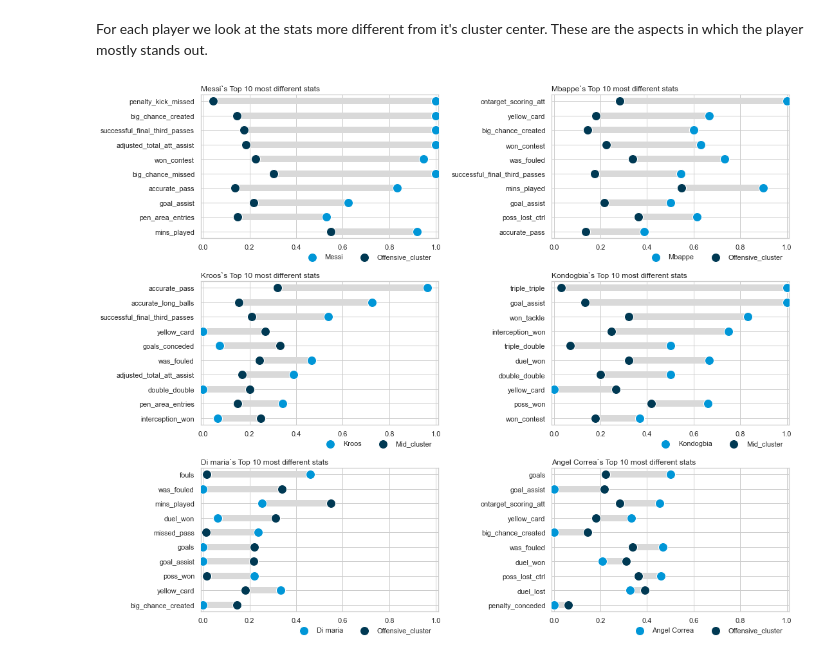
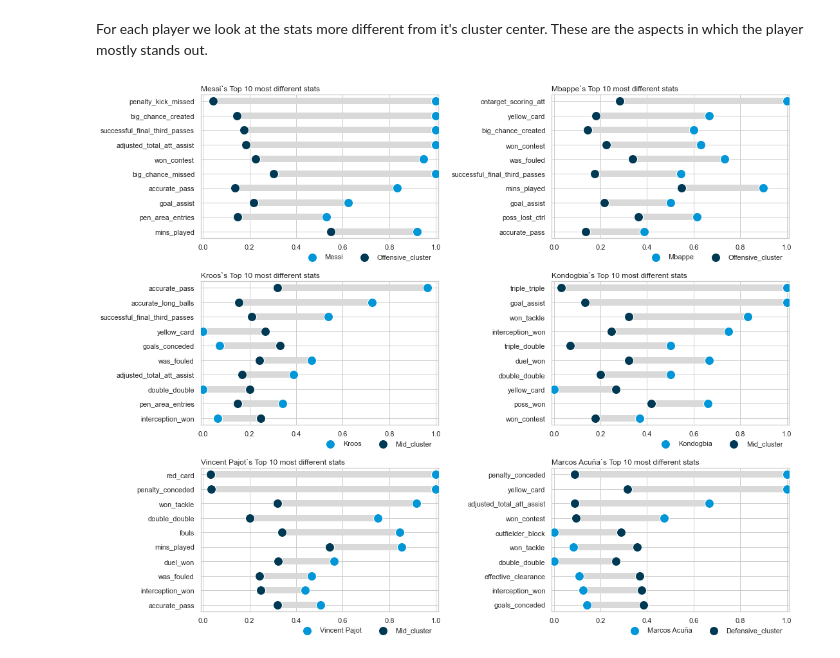
Before and after one commit to mmarzora/data-science, a Jupyter notebook: Football stats/in progress/sorare-api.ipynb, the cells around one changed output. Drawn from its saved outputs; the diff is of its cells as text; code cells hidden in the pictures.

```diff
--- a/Football stats/in progress/sorare-api.ipynb
+++ b/Football stats/in progress/sorare-api.ipynb
@@ -869,24 +856,24 @@ def plot_player_vs_cluster(player_vs_cluster_df:pd.DataFrame,ax=None):
 # %%
 sns.set(style="whitegrid")
 
-player_names=['Messi','Mbappe','Kroos','Kondogbia','Di maria','Angel Correa']
-player_slugs=['lionel-andres-messi-cuccittini','kylian-mbappe-lottin','toni-kroos','geoffrey-kondogbia','angel-fabian-di-maria-hernandez','angel-martin-correa']
-clusters=['Offensive','Offensive','Mid','Mid','Offensive','Offensive']
+player_names=['Messi','Mbappe','Kroos','Kondogbia','Vincent Pajot','Marcos Acuña']
+player_slugs=['lionel-andres-messi-cuccittini','kylian-mbappe-lottin','toni-kroos','geoffrey-kondogbia','vincent-pajot','marcos-javier-acuna']
+clusters=['Offensive','Offensive','Mid','Mid','Mid','Defensive']
 
 n_subplots=len(player_names)
 cols=2
 rows=int(np.ceil(n_subplots/cols))
 fig,ax=plt.subplots(rows,cols,figsize=(15,rows*4),constrained_layout=True)
 
 row=0
 col=0
 for player_slug,player_name,cluster in zip(player_slugs,player_names,clusters):
     player_vs_cluster=calc_player_vs_cluster(player_slug,cluster,player_name)
     ax_i=ax[row,col]
     plot_player_vs_cluster(player_vs_cluster,ax=ax_i)
     col+=1
     if col==cols:
         col=0
         row+=1
 # %% [output]
-[figure, old version]
+[figure, new version]
```
Also changed, not shown: parts of 3 cells of this notebook.
